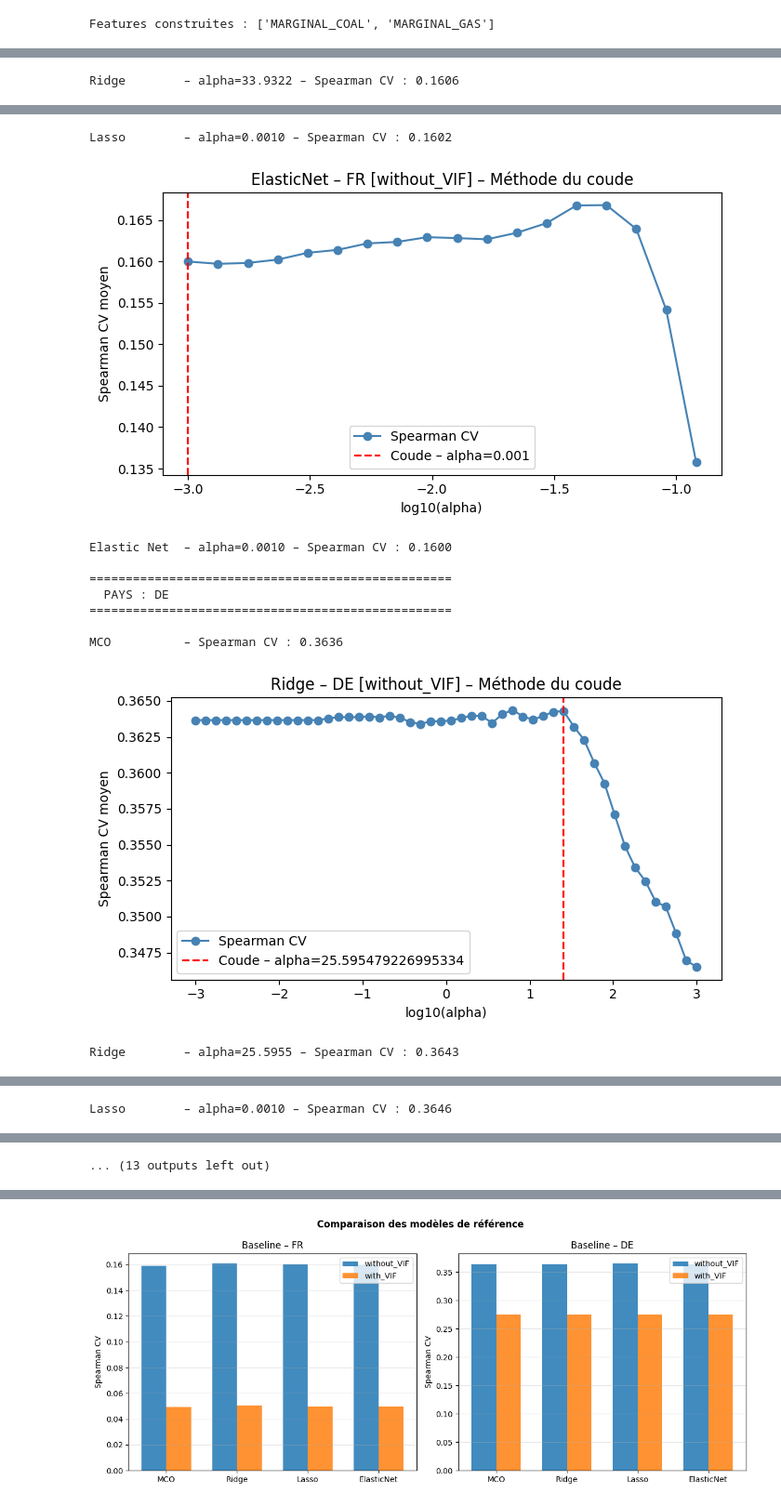
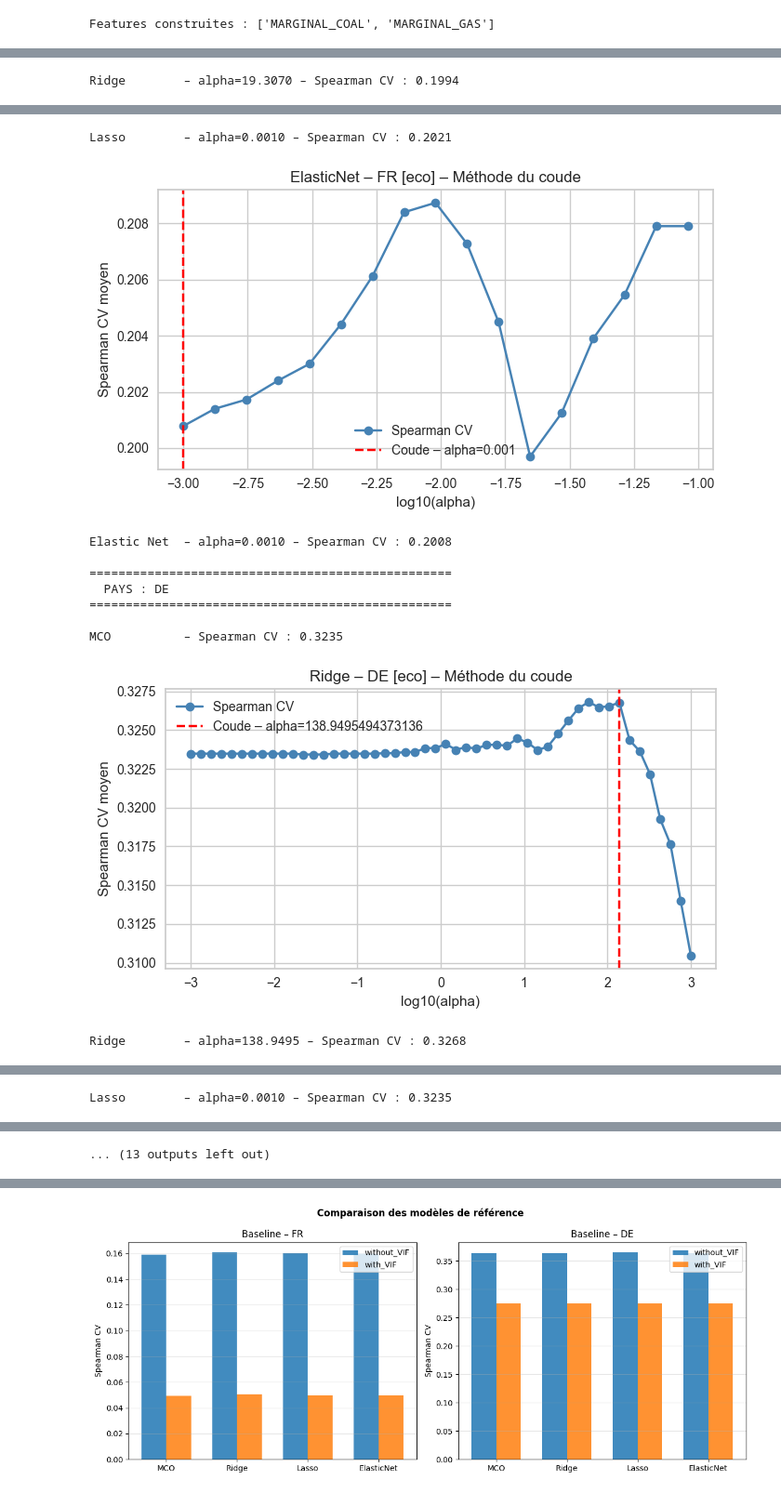
Before and after one commit to hugoser10/explaining-electricity-prices, a Jupyter notebook: main.ipynb, the cells around one changed output, grey strips where cells are left out. Shown at 93% size. Saved outputs shown, nothing was run; the diff lists cells and outputs as text; code cells hidden in the pictures.

```diff
--- a/main.ipynb
+++ b/main.ipynb
@@ -732,20 +732 @@ Shape final – Test  DE : (289, 11)
-# %%
-# Extraction des données pour les deux approches
-datasets = {}
-for vif_type in ['without_VIF', 'with_VIF']:
-    fr_train = features_data_dict[vif_type]['FR'][0]
-    de_train = features_data_dict[vif_type]['DE'][0]
-
-    datasets[vif_type] = {
-        'FR': {
-            'X_train': fr_train.drop(columns=['TARGET'] + columns_dict['to_keep']),
-            'y_train': fr_train['TARGET'],
-            'X_test':  features_data_dict[vif_type]['FR'][1].drop(columns=columns_dict['to_keep'])
-        },
-        'DE': {
-            'X_train': de_train.drop(columns=['TARGET'] + columns_dict['to_keep']),
-            'y_train': de_train['TARGET'],
-            'X_test':  features_data_dict[vif_type]['DE'][1].drop(columns=columns_dict['to_keep'])
-        }
-    }
 # %% [markdown]
@@ -760,7 +741,6 @@ def find_best_alpha_elbow(model_class, alphas, X, y, cv, scoring, **model_kwargs
     scores = []
     for alpha in alphas:
         model = Pipeline([
-            ('scaler', StandardScaler()),
             ('model', model_class(alpha=alpha, **model_kwargs))
         ])
         score = cross_val_score(model, X, y, cv=cv, scoring=scoring).mean()
@@ -801,12 +781,12 @@ def plot_alpha_elbow(alphas, scores, best_idx, title):
 # ── Grille d'alphas ────────────────────────────────────────────────────────────
 alphas = np.logspace(-3, 3, 50)
 
-baseline_results = {}
+results = {}
 
-for vif_type in ['without_VIF', 'with_VIF']:
-    baseline_results[vif_type] = {}
+for feature_selection in datasets.keys():
+    results[feature_selection] = {}
     print(f"\n{'#'*70}")
-    print(f"  APPROCHE : {vif_type}")
+    print(f"  APPROCHE : {feature_selection}")
     print(f"{'#'*70}")
 
     for country in ['FR', 'DE']:
@@ -814,13 +794,13 @@ for vif_type in ['without_VIF', 'with_VIF']:
         print(f"  PAYS : {country}")
         print(f"{'='*50}")
 
-        X = datasets[vif_type][country]['X_train']
-        y = datasets[vif_type][country]['y_train']
+        X = datasets[feature_selection][country]['x_train']
+        y = datasets[feature_selection][country]['y_train']
 
         country_results = {}
 
         # ── MCO (pas d'alpha) ──────────────────────────────────────────────────
-        ols_pipe = Pipeline([('scaler', StandardScaler()), ('model', LinearRegression())])
+        ols_pipe = Pipeline([('model', LinearRegression())])
         ols_score = cross_val_score(ols_pipe, X, y, cv=cv, scoring=spearman_metric).mean()
         country_results['MCO'] = {'score': ols_score, 'alpha': None, 'model': ols_pipe}
         ols_pipe.fit(X, y)
@@ -830,8 +810,8 @@ for vif_type in ['without_VIF', 'with_VIF']:
         best_alpha_ridge, scores_ridge, idx_ridge = find_best_alpha_elbow(
             Ridge, alphas, X, y, cv, spearman_metric)
         plot_alpha_elbow(alphas, scores_ridge, idx_ridge,
-                         f'Ridge – {country} [{vif_type}] – Méthode du coude')
-        ridge_pipe = Pipeline([('scaler', StandardScaler()), ('model', Ridge(alpha=best_alpha_ridge))])
+                         f'Ridge – {country} [{feature_selection}] – Méthode du coude')
+        ridge_pipe = Pipeline([('model', Ridge(alpha=best_alpha_ridge))])
         ridge_score = cross_val_score(ridge_pipe, X, y, cv=cv, scoring=spearman_metric).mean()
         ridge_pipe.fit(X, y)
         country_results['Ridge'] = {'score': ridge_score, 'alpha': best_alpha_ridge, 'model': ridge_pipe}
@@ -841,8 +821,8 @@ for vif_type in ['without_VIF', 'with_VIF']:
         best_alpha_lasso, scores_lasso, idx_lasso = find_best_alpha_elbow(
             Lasso, alphas, X, y, cv, spearman_metric, max_iter=10000)
         plot_alpha_elbow(alphas, scores_lasso, idx_lasso,
-                         f'Lasso – {country} [{vif_type}] – Méthode du coude')
-        lasso_pipe = Pipeline([('scaler', StandardScaler()), ('model', Lasso(alpha=best_alpha_lasso, max_iter=10000))])
+                         f'Lasso – {country} [{feature_selection}] – Méthode du coude')
+        lasso_pipe = Pipeline([('model', Lasso(alpha=best_alpha_lasso, max_iter=10000))])
         lasso_score = cross_val_score(lasso_pipe, X, y, cv=cv, scoring=spearman_metric).mean()
         lasso_pipe.fit(X, y)
         country_results['Lasso'] = {'score': lasso_score, 'alpha': best_alpha_lasso, 'model': lasso_pipe}
@@ -852,13 +832,13 @@ for vif_type in ['without_VIF', 'with_VIF']:
         best_alpha_en, scores_en, idx_en = find_best_alpha_elbow(
             ElasticNet, alphas, X, y, cv, spearman_metric, l1_ratio=0.5, max_iter=10000)
         plot_alpha_elbow(alphas, scores_en, idx_en,
-                         f'ElasticNet – {country} [{vif_type}] – Méthode du coude')
-        en_pipe = Pipeline([('scaler', StandardScaler()), ('model', ElasticNet(alpha=best_alpha_en, l1_ratio=0.5, max_iter=10000))])
+                         f'ElasticNet – {country} [{feature_selection}] – Méthode du coude')
+        en_pipe = Pipeline([('model', ElasticNet(alpha=best_alpha_en, l1_ratio=0.5, max_iter=10000))])
         en_score = cross_val_score(en_pipe, X, y, cv=cv, scoring=spearman_metric).mean()
         en_pipe.fit(X, y)
         country_results['ElasticNet'] = {'score': en_score, 'alpha': best_alpha_en, 'model': en_pipe}
         print(f"Elastic Net  – alpha={best_alpha_en:.4f} – Spearman CV : {en_score:.4f}")
 
-        baseline_results[vif_type][country] = country_results
+        results[feature_selection][country] = country_results
 # %% [output]
 ######################################################################
@@ -874 +854 @@ MCO          – Spearman CV : 0.1590
-Ridge        – alpha=33.9322 – Spearman CV : 0.1606
+Ridge        – alpha=19.3070 – Spearman CV : 0.1994
@@ -876,11 +856,11 @@ Ridge        – alpha=33.9322 – Spearman CV : 0.1606
-Lasso        – alpha=0.0010 – Spearman CV : 0.1602
+Lasso        – alpha=0.0010 – Spearman CV : 0.2021
-[figure, old version]
+[figure, new version]
-Elastic Net  – alpha=0.0010 – Spearman CV : 0.1600
+Elastic Net  – alpha=0.0010 – Spearman CV : 0.2008
 
 ==================================================
   PAYS : DE
 ==================================================
 
-MCO          – Spearman CV : 0.3636
+MCO          – Spearman CV : 0.3235
-[figure, old version]
+[figure, new version]
-Ridge        – alpha=25.5955 – Spearman CV : 0.3643
+Ridge        – alpha=138.9495 – Spearman CV : 0.3268
@@ -888 +868 @@ Ridge        – alpha=25.5955 – Spearman CV : 0.3643
-Lasso        – alpha=0.0010 – Spearman CV : 0.3646
+Lasso        – alpha=0.0010 – Spearman CV : 0.3235
```
Also changed, not shown: parts of 35 cells of this notebook, 3 other files.
